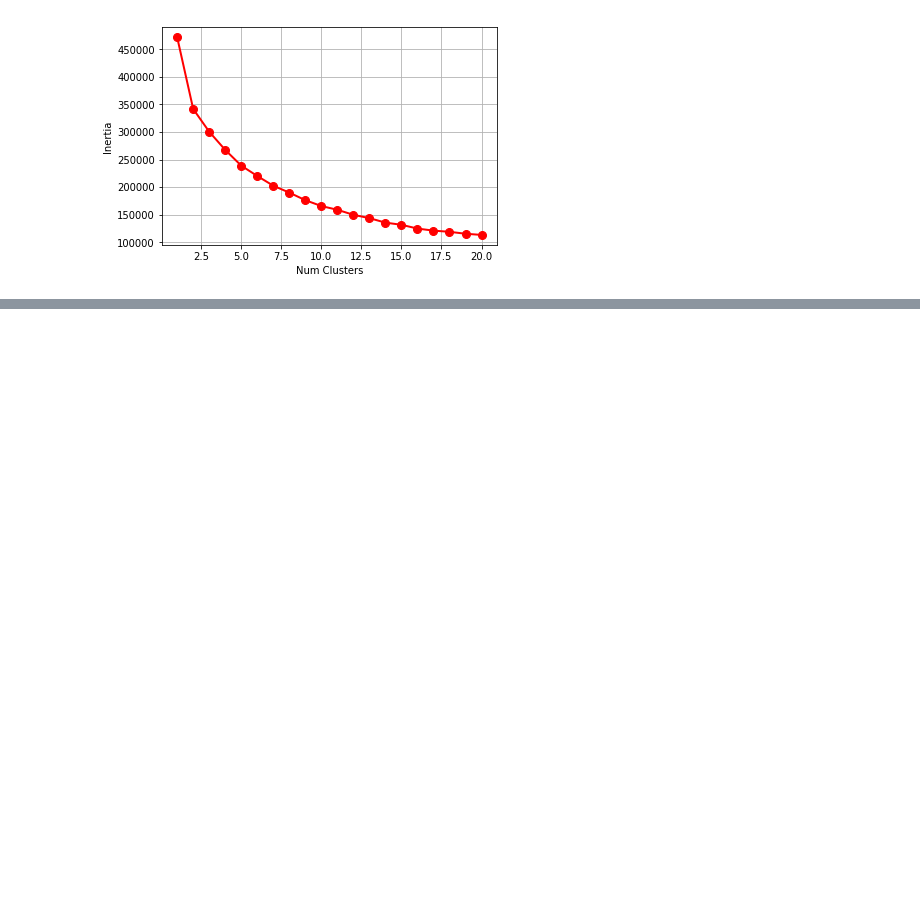
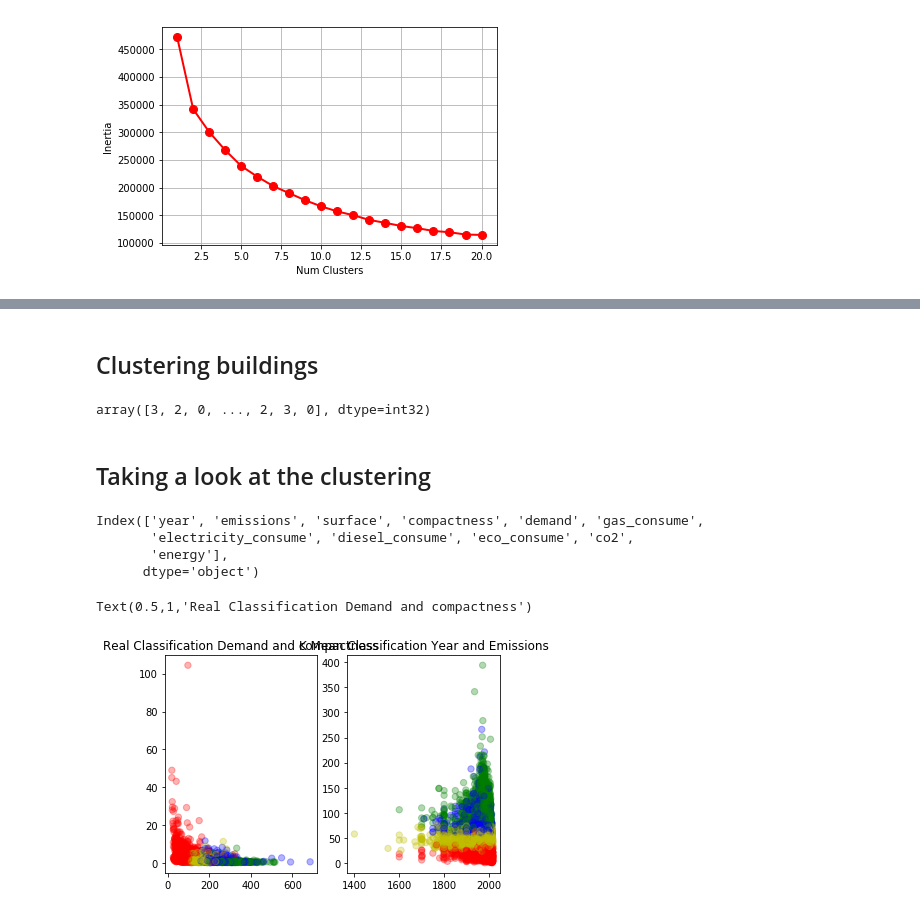
Before and after one commit to edgaroc30/kmeans-python, a Jupyter notebook: Clustering Buildings.ipynb, the cells around one changed output, grey strips where cells are left out. Cells and saved outputs as stored; diff of their text form; code cells hidden in the pictures; blank space fills up the shorter version.

Commit message:
Adding another classification

```diff
--- a/Clustering Buildings.ipynb
+++ b/Clustering Buildings.ipynb
@@ -160,0 +189,2 @@ Based on the graph three
+# %% [markdown]
+## Clustering buildings
@@ -160,0 +193,30 @@ Based on the graph three
+# %%
+model = KMeans(n_clusters=4,random_state=30)
+model.fit(buildings)
+buildings_predict = model.fit_predict(buildings)
+buildings_predict
+# %% [output]
+array([3, 2, 0, ..., 2, 3, 0], dtype=int32)
+# %% [markdown]
+## Taking a look at the clustering
+# %%
+buildings_no_scale = pd.read_csv('ICAEN.csv')
+colormap = np.array(['b', 'r', 'g','y'])
+buildings_no_scale = buildings_no_scale.drop(columns=['municipality'])
+buildings_no_scale.columns
+# %% [output]
+Index(['year', 'emissions', 'surface', 'compactness', 'demand', 'gas_consume',
+       'electricity_consume', 'diesel_consume', 'eco_consume', 'co2',
+       'energy'],
+      dtype='object')
+# %%
+plt.subplot(1, 2, 2)
+plt.scatter(buildings_no_scale['year'],buildings_no_scale['emissions'], c=colormap[model.labels_], s=40,alpha=0.3)
+plt.title('K Mean Classification Year and Emissions')
+
+plt.subplot(1, 2, 1)
+plt.scatter(buildings_no_scale['demand'],buildings_no_scale['compactness'], c=colormap[model.labels_], s=40,alpha=0.3)
+plt.title('Real Classification Demand and compactness')
+# %% [output]
+Text(0.5,1,'Real Classification Demand and compactness')
+[figure, added]
```
Also changed, not shown: parts of 20 cells of this notebook, 4 other files.
